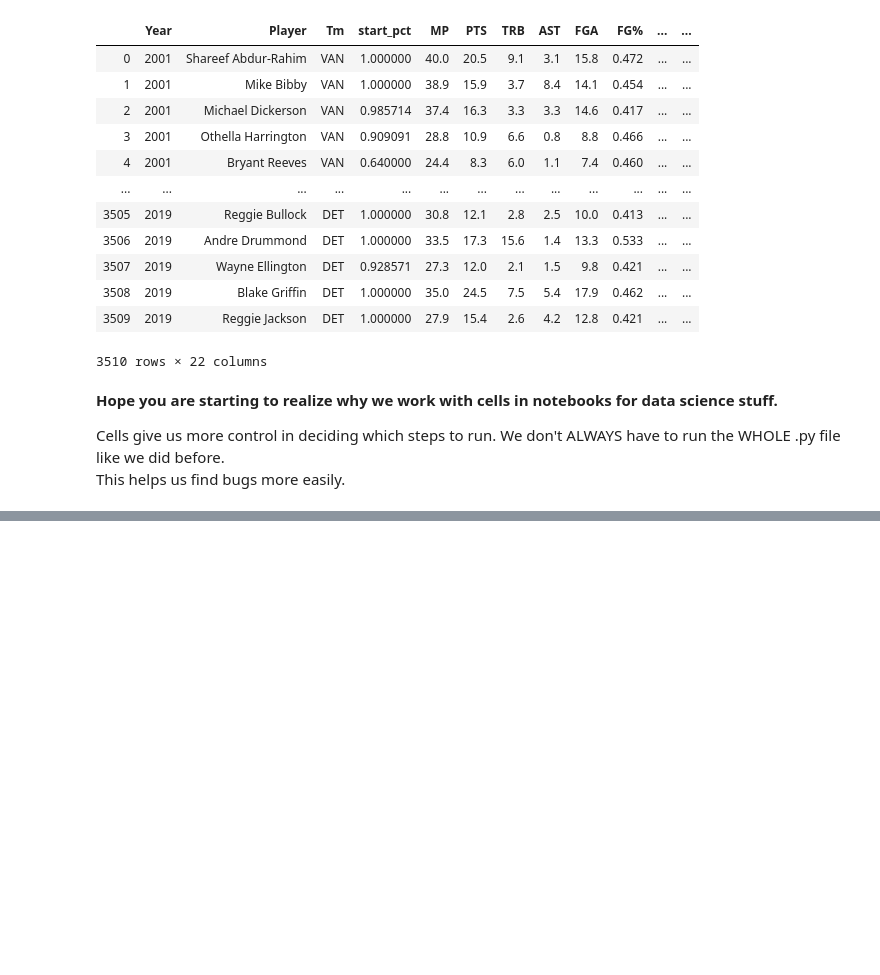
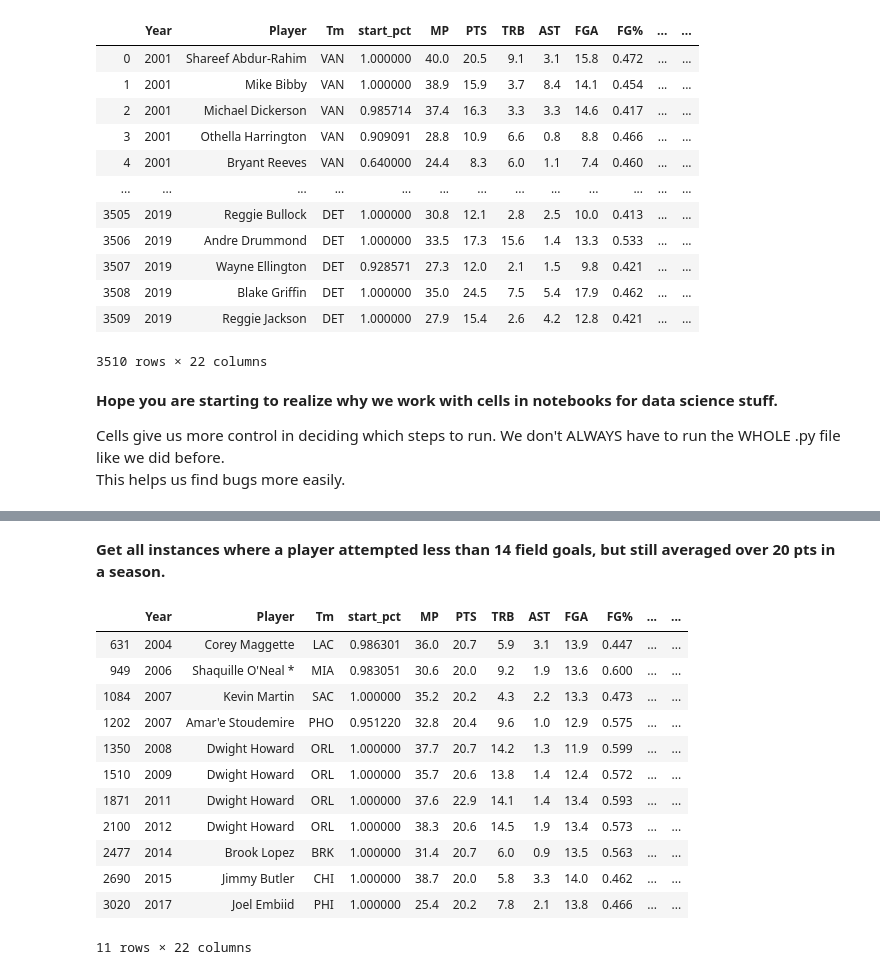
Before and after one commit to adithyasolai/python-tutoring, a Jupyter notebook: lesson5.ipynb, the cells around one changed output, grey strips where cells are left out. Cells and saved outputs as stored; diff of their text form; code cells hidden in the pictures; blank space fills up the shorter version.

```diff
--- a/lesson5.ipynb
+++ b/lesson5.ipynb
@@ -273,0 +341,18 @@ This helps us find bugs more easily.
+# %% [markdown]
+**Get all instances where a player attempted less than 14 field goals, but still averaged over 20 pts in a season.**
+# %%
+nba[np.logical_and(nba['FGA'] <= 14, nba['PTS'] >= 20)]
+# %% [output]
+|  | Year | Player | Tm | start_pct | MP | PTS | TRB | AST | FGA | FG% | ... | ... |
+| 631 | 2004 | Corey Maggette | LAC | 0.986301 | 36.0 | 20.7 | 5.9 | 3.1 | 13.9 | 0.447 | ... | ... |
+| 949 | 2006 | Shaquille O'Neal * | MIA | 0.983051 | 30.6 | 20.0 | 9.2 | 1.9 | 13.6 | 0.600 | ... | ... |
+| 1084 | 2007 | Kevin Martin | SAC | 1.000000 | 35.2 | 20.2 | 4.3 | 2.2 | 13.3 | 0.473 | ... | ... |
+| 1202 | 2007 | Amar'e Stoudemire | PHO | 0.951220 | 32.8 | 20.4 | 9.6 | 1.0 | 12.9 | 0.575 | ... | ... |
+| 1350 | 2008 | Dwight Howard | ORL | 1.000000 | 37.7 | 20.7 | 14.2 | 1.3 | 11.9 | 0.599 | ... | ... |
+| 1510 | 2009 | Dwight Howard | ORL | 1.000000 | 35.7 | 20.6 | 13.8 | 1.4 | 12.4 | 0.572 | ... | ... |
+| 1871 | 2011 | Dwight Howard | ORL | 1.000000 | 37.6 | 22.9 | 14.1 | 1.4 | 13.4 | 0.593 | ... | ... |
+| 2100 | 2012 | Dwight Howard | ORL | 1.000000 | 38.3 | 20.6 | 14.5 | 1.9 | 13.4 | 0.573 | ... | ... |
+| 2477 | 2014 | Brook Lopez | BRK | 1.000000 | 31.4 | 20.7 | 6.0 | 0.9 | 13.5 | 0.563 | ... | ... |
+| 2690 | 2015 | Jimmy Butler | CHI | 1.000000 | 38.7 | 20.0 | 5.8 | 3.3 | 14.0 | 0.462 | ... | ... |
+| 3020 | 2017 | Joel Embiid | PHI | 1.000000 | 25.4 | 20.2 | 7.8 | 2.1 | 13.8 | 0.466 | ... | ... |
+11 rows × 22 columns
```
Also changed, not shown: parts of 27 cells of this notebook, 2 other files.
